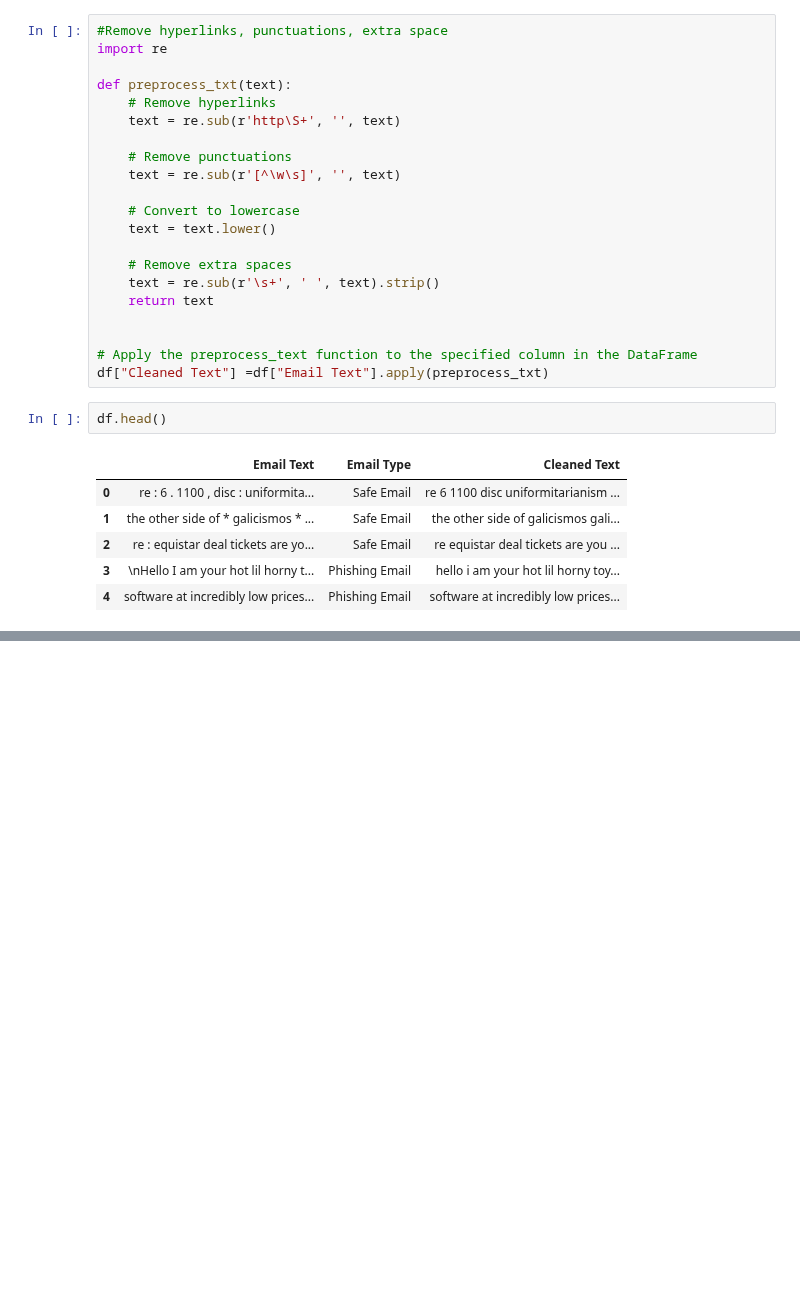
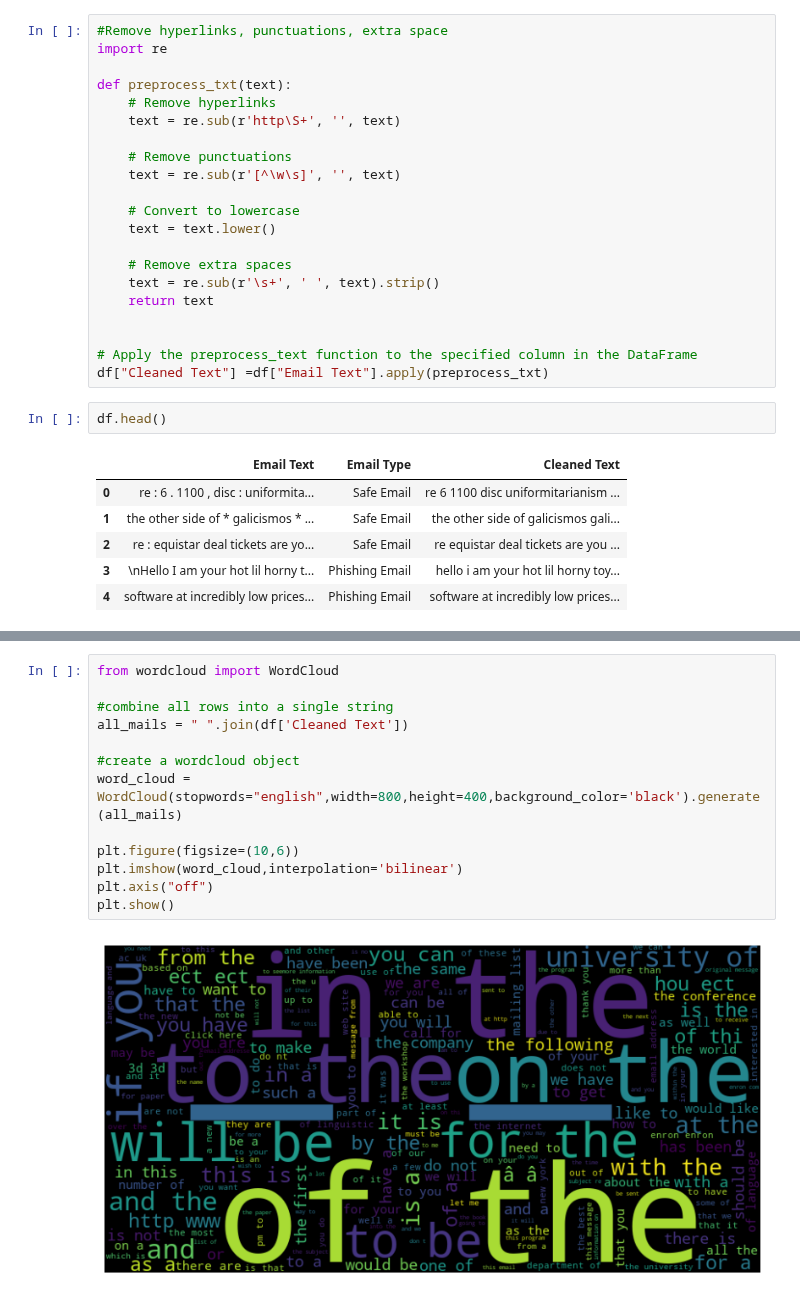
Before and after one commit to Hiroshan01/AI-Powered-Phishing-Email-Detection-, a Jupyter notebook: AIModel/phishingEmail.ipynb, the cells around one changed output, grey strips where cells are left out. Saved outputs shown, nothing was run; the diff lists cells and outputs as text; blank space fills up the shorter version.

Commit message:
showing word cloud, stopwords="english"

```diff
--- a/AIModel/phishingEmail.ipynb
+++ b/AIModel/phishingEmail.ipynb
@@ -132,3 +132,18 @@ Requirement already satisfied: pyparsing<3.1,>=2.3.1 in c:\users\hiros\anaconda3
 Requirement already satisfied: python-dateutil>=2.7 in c:\users\hiros\anaconda31\lib\site-packages (from matplotlib->wordcloud) (2.8.2)
 Requirement already satisfied: six>=1.5 in c:\users\hiros\anaconda31\lib\site-packages (from python-dateutil>=2.7->matplotlib->wordcloud) (1.16.0)
 Note: you may need to restart the kernel to use updated packages.
+# %%
+from wordcloud import WordCloud
+
+#combine all rows into a single string
+all_mails = " ".join(df['Cleaned Text'])
+
+#create a wordcloud object
+word_cloud = WordCloud(stopwords="english",width=800,height=400,background_color='black').generate(all_mails)
+
+plt.figure(figsize=(10,6))
+plt.imshow(word_cloud,interpolation='bilinear')
+plt.axis("off")
+plt.show()
+# %% [output]
+[figure, added]
```
Also changed, not shown: parts of 1 cell of this notebook.
